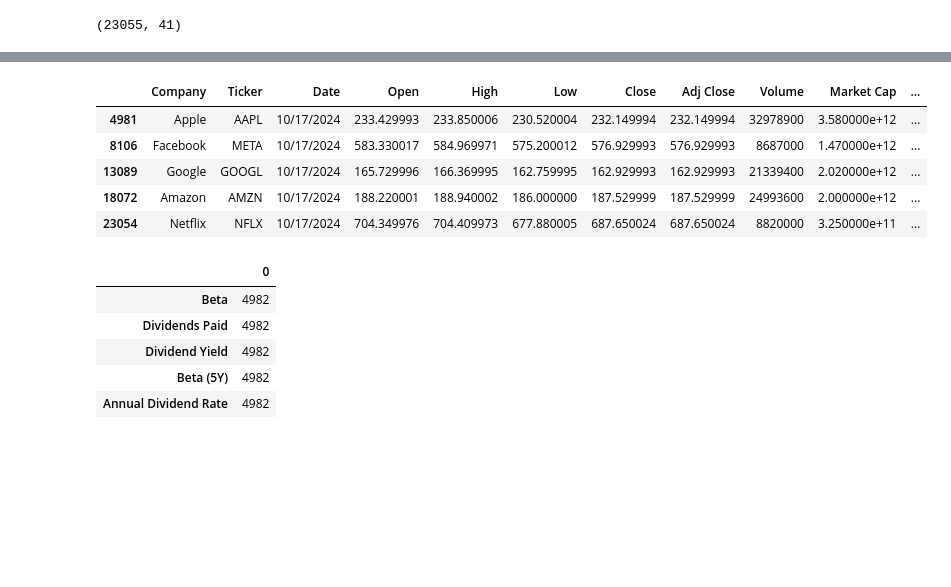
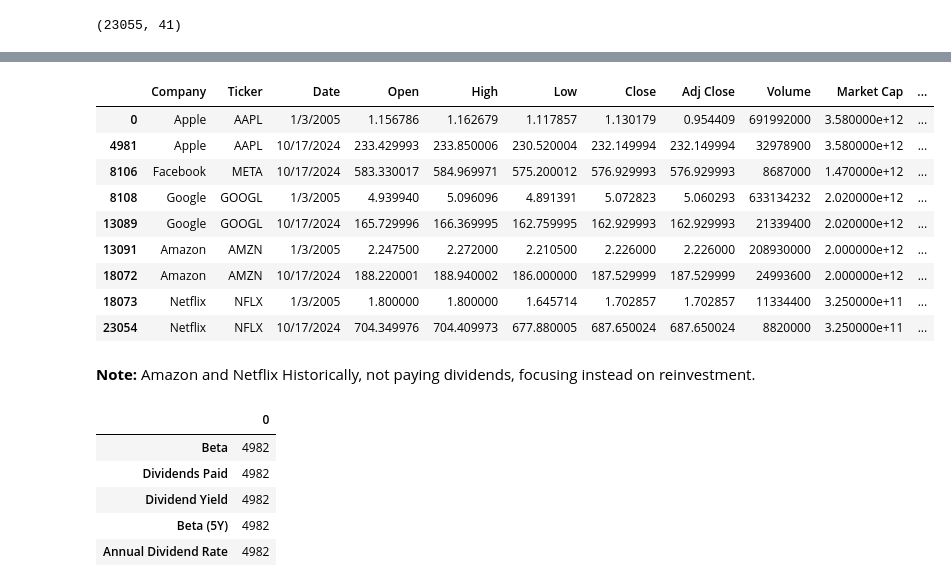
Before and after one commit to madhan96p/FAANG, a Jupyter notebook: FAANG_cleaning.ipynb, the cells around one changed output, grey strips where cells are left out. Cells and saved outputs as stored; diff of their text form; code cells hidden in the pictures; blank space fills up the shorter version.

```diff
--- a/FAANG_cleaning.ipynb
+++ b/FAANG_cleaning.ipynb
@@ -50,5 +32,7 @@ len(df.columns)
 # %%
 dd =df.dropna(axis=1, thresh=int(df.shape[0] * 0.5))  # Keep columns with at least 50% data
+# %%
+dd = dd.drop(columns=['Analyst Recommendation'])
 # %%
 df.shape
 # %% [output]
@@ -97,12 +57,19 @@ Column 'Revenue' does not exist in the dataframe.
 # %%
-dd[dd['Date'] == '10/17/2024']
+display(dd[dd['Date'].isin(['10/17/2024', '1/3/2005'])])
 # %% [output]
 |  | Company | Ticker | Date | Open | High | Low | Close | Adj Close | Volume | Market Cap | ... |
+| 0 | Apple | AAPL | 1/3/2005 | 1.156786 | 1.162679 | 1.117857 | 1.130179 | 0.954409 | 691992000 | 3.580000e+12 | ... |
 | 4981 | Apple | AAPL | 10/17/2024 | 233.429993 | 233.850006 | 230.520004 | 232.149994 | 232.149994 | 32978900 | 3.580000e+12 | ... |
 | 8106 | Facebook | META | 10/17/2024 | 583.330017 | 584.969971 | 575.200012 | 576.929993 | 576.929993 | 8687000 | 1.470000e+12 | ... |
+| 8108 | Google | GOOGL | 1/3/2005 | 4.939940 | 5.096096 | 4.891391 | 5.072823 | 5.060293 | 633134232 | 2.020000e+12 | ... |
 | 13089 | Google | GOOGL | 10/17/2024 | 165.729996 | 166.369995 | 162.759995 | 162.929993 | 162.929993 | 21339400 | 2.020000e+12 | ... |
+| 13091 | Amazon | AMZN | 1/3/2005 | 2.247500 | 2.272000 | 2.210500 | 2.226000 | 2.226000 | 208930000 | 2.000000e+12 | ... |
 | 18072 | Amazon | AMZN | 10/17/2024 | 188.220001 | 188.940002 | 186.000000 | 187.529999 | 187.529999 | 24993600 | 2.000000e+12 | ... |
+| 18073 | Netflix | NFLX | 1/3/2005 | 1.800000 | 1.800000 | 1.645714 | 1.702857 | 1.702857 | 11334400 | 3.250000e+11 | ... |
 | 23054 | Netflix | NFLX | 10/17/2024 | 704.349976 | 704.409973 | 677.880005 | 687.650024 | 687.650024 | 8820000 | 3.250000e+11 | ... |
+# %% [markdown]
+**Note:**
+Amazon and Netflix Historically, not paying dividends, focusing instead on reinvestment.
 # %%
 pd.DataFrame(dd[dd.columns[dd.isnull().sum() != 0]].isnull().sum())
 pd.DataFrame(dd.loc[dd['Company'] != 'Netflix', dd.columns[dd.isnull().sum() != 0]].isnull().sum()) # Netflix has missing values in Dividends (4982)
```
Also changed, not shown: parts of 21 cells of this notebook.
